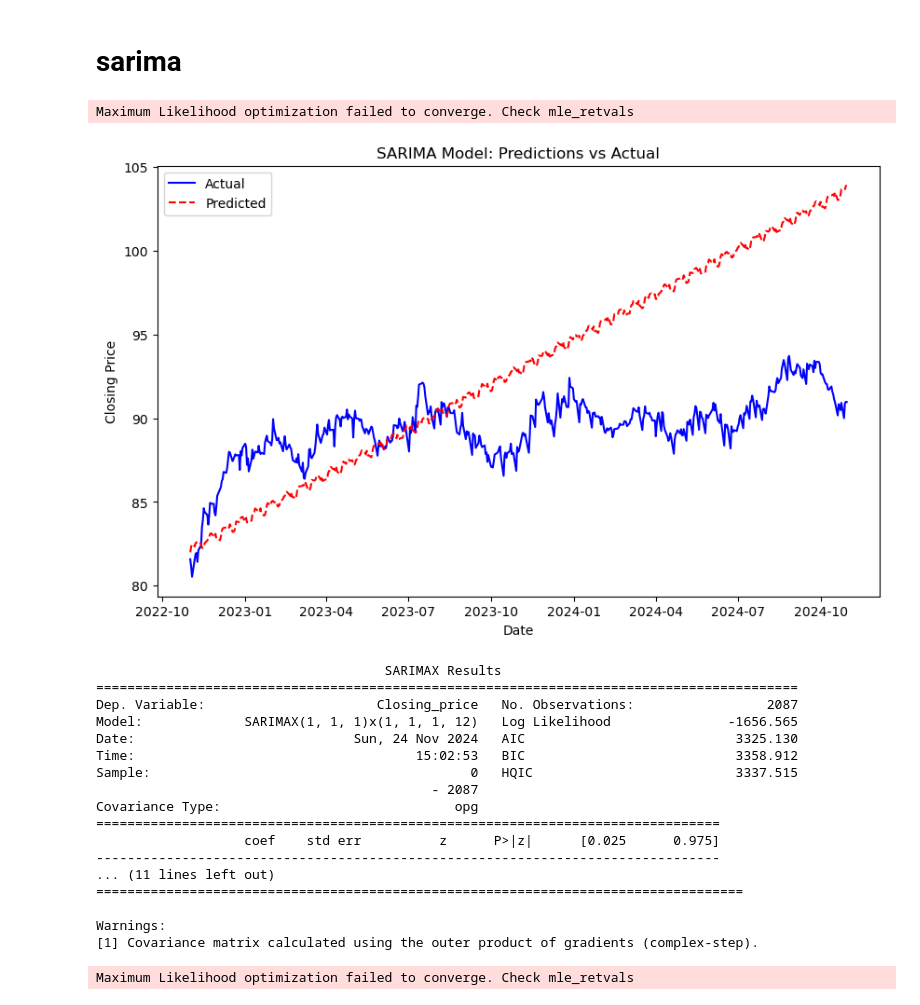
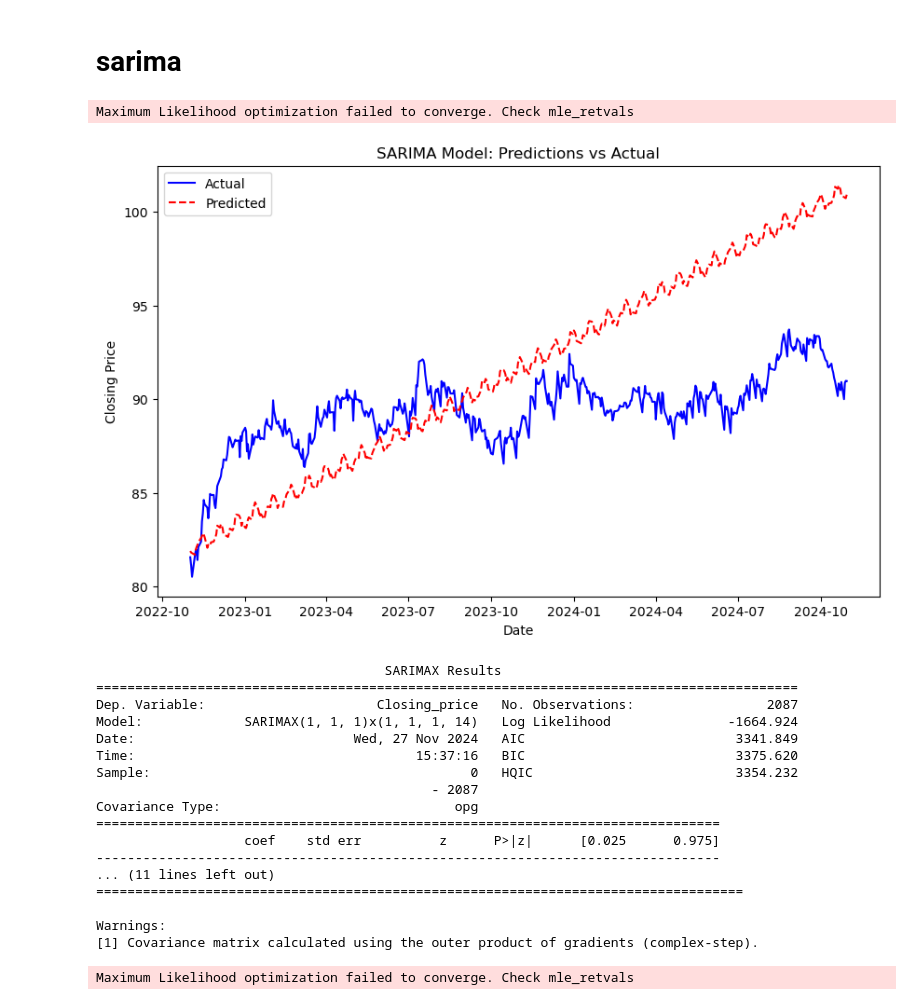
Before and after one commit to shivani309/ForEx, a Jupyter notebook: eurinr.ipynb, the cells around one changed output. Drawn from its saved outputs; the diff is of its cells as text; code cells hidden in the pictures.

```diff
--- a/eurinr.ipynb
+++ b/eurinr.ipynb
@@ -2,7 +2,7 @@
 import numpy as np
 import pandas as pd
 # %%
-df = pd.read_csv(r'C:\Users\Sejal Hanmante\OneDrive\Documents\GitHub\ForEx\all_data.csv')
+df = pd.read_csv(r'C:\Users\cl501_27\Documents\GitHub\ForEx\all_data.csv')
 df.head()
 # %% [output]
 |  | Date | Open_price | Day_high | Day_low | Closing_price | Currency Pair |
@@ -1406,42 +1406,42 @@ target = 'Closing_price'
 train_size = int(len(eur_inr) * 0.8)
 train, test = eur_inr[:train_size], eur_inr[train_size:]
 
 # SARIMA Model: SARIMAX for seasonal data
 sarima_model = SARIMAX(train[target],
                        order=(1, 1, 1),  # AR, I, MA order
-                       seasonal_order=(1, 1, 1, 12),  # Seasonal order
+                       seasonal_order=(1, 1, 1, 14),  # Seasonal order
                        exog=train[['Date_numeric']],  # Include 'Date_numeric' as an exogenous variable
                        enforce_stationarity=False,
                        enforce_invertibility=False)
 
 # Fit the model
 sarima_fit = sarima_model.fit()
 
 # Make predictions
 predictions = sarima_fit.predict(start=len(train), end=len(train) + len(test) - 1, dynamic=False, exog=test[['Date_numeric']])
 
 # Plotting the results
 plt.figure(figsize=(10,6))
 plt.plot(test['Date'], test[target], label="Actual", color='blue')
 plt.plot(test['Date'], predictions, label="Predicted", color='red', linestyle="--")
 plt.legend()
 plt.title("SARIMA Model: Predictions vs Actual")
 plt.xlabel("Date")
 plt.ylabel("Closing Price")
 plt.show()
 
 # Optional: Print out model diagnostics
 print(sarima_fit.summary())
 # %% [output]
 Maximum Likelihood optimization failed to converge. Check mle_retvals
-[figure, old version]
+[figure, new version]
                                      SARIMAX Results
 ==========================================================================================
 Dep. Variable:                      Closing_price   No. Observations:                 2087
-Model:             SARIMAX(1, 1, 1)x(1, 1, 1, 12)   Log Likelihood               -1656.565
-Date:                            Sun, 24 Nov 2024   AIC                           3325.130
-Time:                                    15:02:53   BIC                           3358.912
-Sample:                                         0   HQIC                          3337.515
+Model:             SARIMAX(1, 1, 1)x(1, 1, 1, 14)   Log Likelihood               -1664.924
+Date:                            Wed, 27 Nov 2024   AIC                           3341.849
+Time:                                    15:37:16   BIC                           3375.620
+Sample:                                         0   HQIC                          3354.232
                                            - 2087
 Covariance Type:                              opg
 ================================================================================
```
Also changed, not shown: parts of 3 cells of this notebook, 1 other file.
